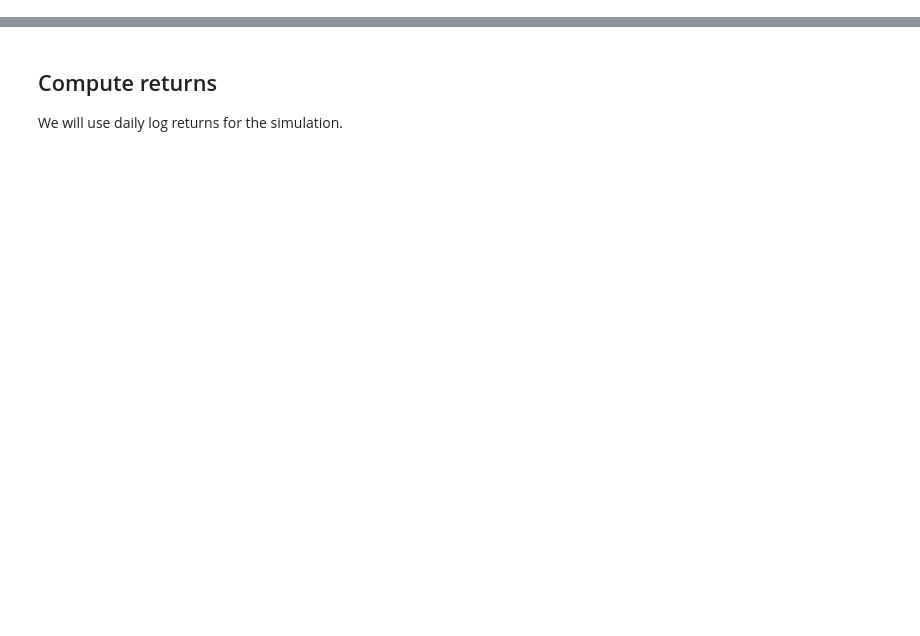
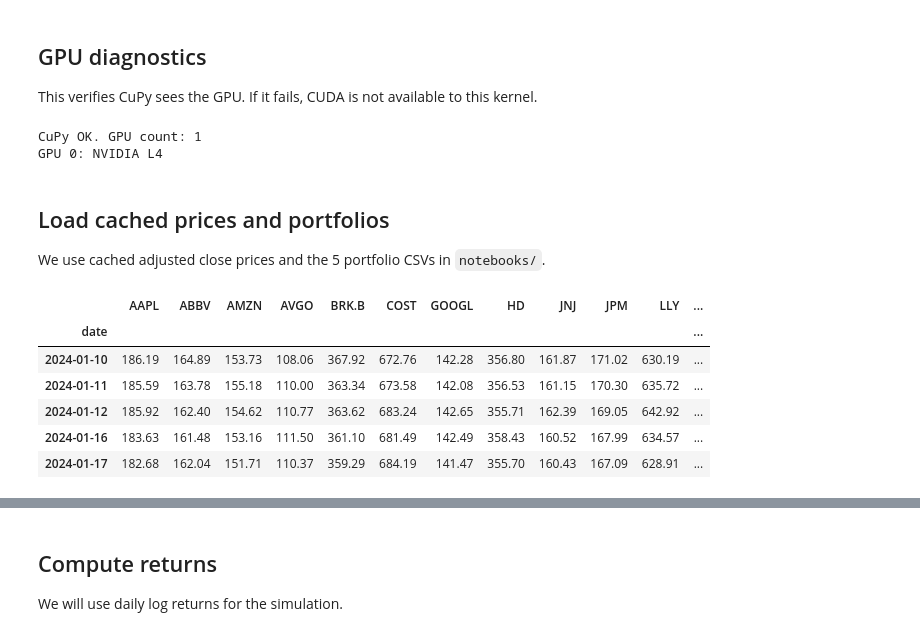
Before and after one commit to bhajian/monte-carlo-GPU-CUDA, a Jupyter notebook: notebooks/var_monte_carlo_fmp.ipynb, the cells around one changed output, grey strips where cells are left out. Saved outputs shown, nothing was run; the diff lists cells and outputs as text; code cells hidden in the pictures; blank space fills up the shorter version.

```diff
--- a/notebooks/var_monte_carlo_fmp.ipynb
+++ b/notebooks/var_monte_carlo_fmp.ipynb
@@ -70,3 +22,73 @@ prices.tail()
+# %% [markdown]
+## GPU diagnostics
+This verifies CuPy sees the GPU. If it fails, CUDA is not available to this kernel.
+# %%
+try:
+    import cupy as cp
+    device_count = cp.cuda.runtime.getDeviceCount()
+    print(f"CuPy OK. GPU count: {device_count}")
+    if device_count == 0:
+        raise RuntimeError("CuPy installed but no GPUs detected.")
+    print(f"GPU 0: {cp.cuda.runtime.getDeviceProperties(0)['name'].decode()}")
+except Exception as exc:
+    raise RuntimeError(f"CuPy/CUDA not usable: {exc}")
+# %% [output]
+CuPy OK. GPU count: 1
+GPU 0: NVIDIA L4
+# %% [markdown]
+## Load cached prices and portfolios
+We use cached adjusted close prices and the 5 portfolio CSVs in `notebooks/`.
+# %%
+repo_root = Path.cwd()
+if (repo_root / "notebooks").exists():
+    portfolio_dir = repo_root / "notebooks"
+    price_candidates = [
+        repo_root / "data" / "cache" / "fmp_prices.csv",
+        repo_root / "notebooks" / "data" / "cache" / "fmp_prices.csv",
+    ]
+else:
+    # If running from within notebooks/, fall back to local paths
+    portfolio_dir = repo_root
+    price_candidates = [
+        repo_root.parent / "data" / "cache" / "fmp_prices.csv",
+        repo_root / "data" / "cache" / "fmp_prices.csv",
+    ]
+
+PORTFOLIO_FILES = [
+    str(portfolio_dir / "portfolio_1.csv"),
+    str(portfolio_dir / "portfolio_2.csv"),
+    str(portfolio_dir / "portfolio_3.csv"),
+    str(portfolio_dir / "portfolio_4.csv"),
+    str(portfolio_dir / "portfolio_5.csv"),
+]
+
+prices_path = next((p for p in price_candidates if p.exists()), None)
+if prices_path is None:
+    checked = ", ".join(str(p) for p in price_candidates)
+    raise RuntimeError(f"Cached prices not found. Checked: {checked}. Run data_prep_fmp.ipynb first.")
+
+prices = pd.read_csv(prices_path, parse_dates=["date"]).set_index("date")
+
+def load_portfolio(path, columns):
+    df = pd.read_csv(path)
+    if set(df.columns) != {"ticker", "weight"}:
+        raise ValueError(f"Expected columns ticker,weight in {path}")
+    missing = set(df["ticker"]) - set(columns)
+    if missing:
+        raise ValueError(f"Tickers missing in price data: {sorted(missing)}")
+    return df
+
+portfolios = {path: load_portfolio(path, prices.columns) for path in PORTFOLIO_FILES}
+
+prices.head()
+# %% [output]
+|  | AAPL | ABBV | AMZN | AVGO | BRK.B | COST | GOOGL | HD | JNJ | JPM | LLY | ... |
+| date |  |  |  |  |  |  |  |  |  |  |  | ... |
+| 2024-01-10 | 186.19 | 164.89 | 153.73 | 108.06 | 367.92 | 672.76 | 142.28 | 356.80 | 161.87 | 171.02 | 630.19 | ... |
+| 2024-01-11 | 185.59 | 163.78 | 155.18 | 110.00 | 363.34 | 673.58 | 142.08 | 356.53 | 161.15 | 170.30 | 635.72 | ... |
+| 2024-01-12 | 185.92 | 162.40 | 154.62 | 110.77 | 363.62 | 683.24 | 142.65 | 355.71 | 162.39 | 169.05 | 642.92 | ... |
+| 2024-01-16 | 183.63 | 161.48 | 153.16 | 111.50 | 361.10 | 681.49 | 142.49 | 358.43 | 160.52 | 167.99 | 634.57 | ... |
+| 2024-01-17 | 182.68 | 162.04 | 151.71 | 110.37 | 359.29 | 684.19 | 141.47 | 355.70 | 160.43 | 167.09 | 628.91 | ... |
 # %%
 prices.plot(figsize=(10, 4), title="Adjusted Close Prices")
 plt.xlabel("Date")
```
Also changed, not shown: parts of 18 cells of this notebook, 30 other files.
